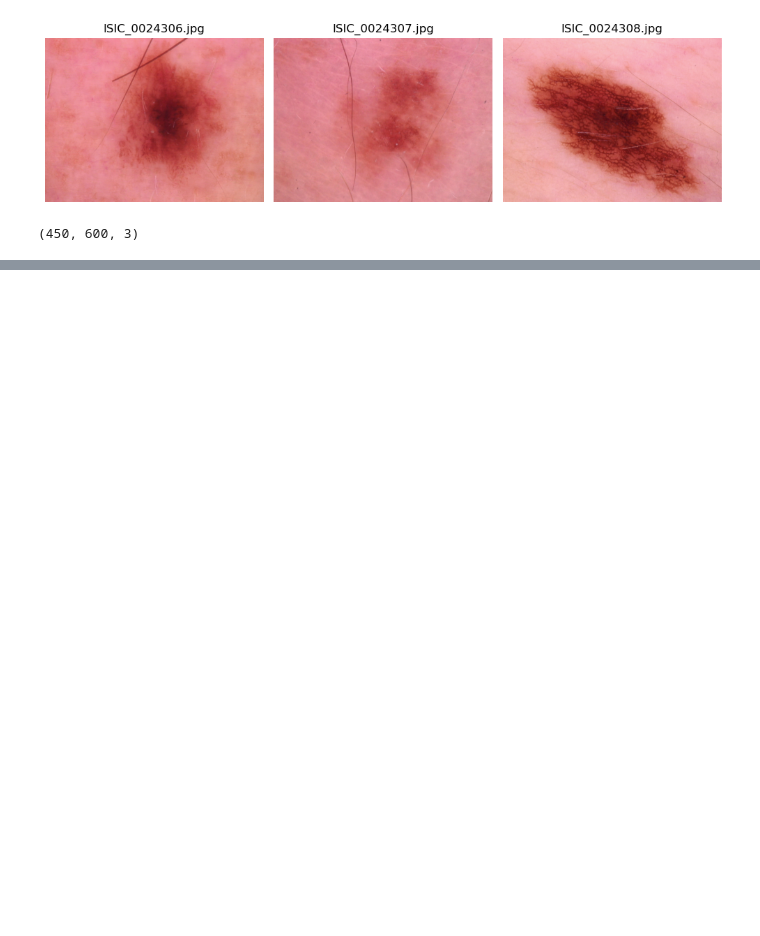
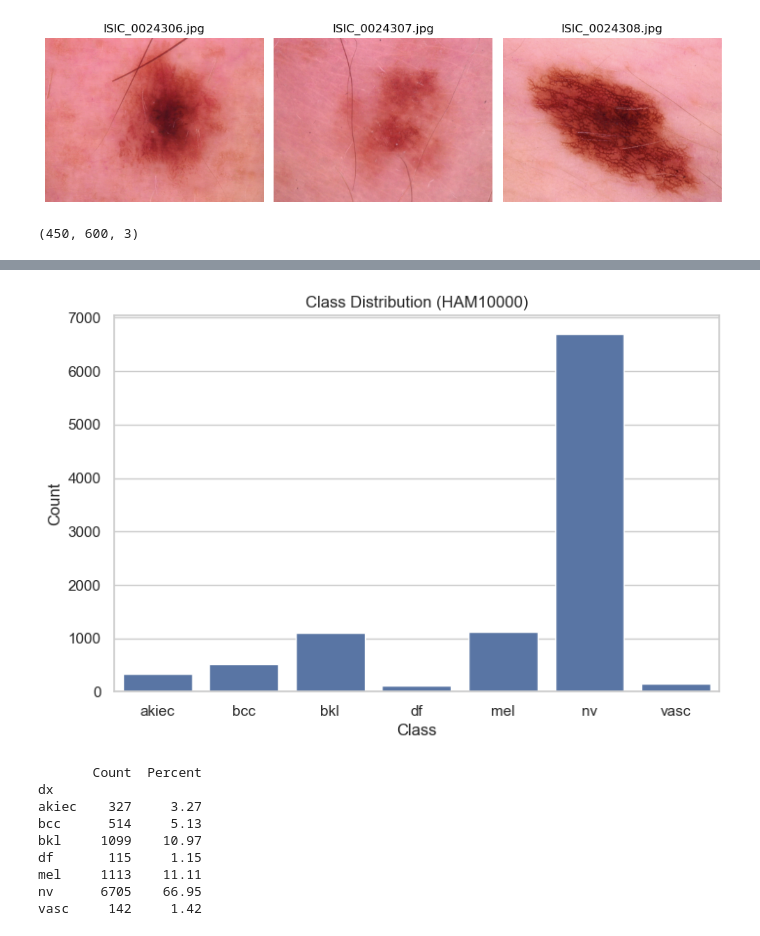
Before and after one commit to NicholasBorch/Bachelor-Project, a Jupyter notebook: EDA/HAM10000_EDA.ipynb, the cells around one changed output, grey strips where cells are left out. Saved outputs shown, nothing was run; the diff lists cells and outputs as text; code cells hidden in the pictures; blank space fills up the shorter version.

```diff
--- a/EDA/HAM10000_EDA.ipynb
+++ b/EDA/HAM10000_EDA.ipynb
@@ -38,3 +29,23 @@ image_arrays[0].shape
 # %% [output]
 [figure]
 (450, 600, 3)
+# %%
+import os
+import pandas as pd
+import numpy as np
+import matplotlib.pyplot as plt
+import seaborn as sns
+from pathlib import Path
+from PIL import Image
+from tqdm import tqdm
+
+sns.set(style="whitegrid")
+
+PROJECT_ROOT = Path("..")
+DATA_PATH = PROJECT_ROOT / "Data" / "HAM10000_data"
+
+METADATA_PATH = DATA_PATH / "HAM10000_metadata.csv"
+IMG_PATH_1 = DATA_PATH / "HAM10000_images_part_1"
+IMG_PATH_2 = DATA_PATH / "HAM10000_images_part_2"
+
+print("Metadata path:", METADATA_PATH)
@@ -40,0 +54,5 @@ image_arrays[0].shape
+# %%
+df = pd.read_csv(METADATA_PATH)
+
+print("Shape:", df.shape)
+df.head()
@@ -40,0 +91,28 @@ image_arrays[0].shape
+# %%
+# Class distribution
+
+class_counts = df["dx"].value_counts().sort_index()
+class_percent = 100 * class_counts / len(df)
+
+plt.figure(figsize=(8,5))
+sns.barplot(x=class_counts.index, y=class_counts.values)
+plt.title("Class Distribution (HAM10000)")
+plt.ylabel("Count")
+plt.xlabel("Class")
+plt.show()
+
+print(pd.DataFrame({
+    "Count": class_counts,
+    "Percent": class_percent.round(2)
+}))
+# %% [output]
+[figure, added]
+       Count  Percent
+dx
+akiec    327     3.27
+bcc      514     5.13
+bkl     1099    10.97
+df       115     1.15
+mel     1113    11.11
+nv      6705    66.95
+vasc     142     1.42
```
Also changed, not shown: parts of 10 cells of this notebook, 2 other files.
